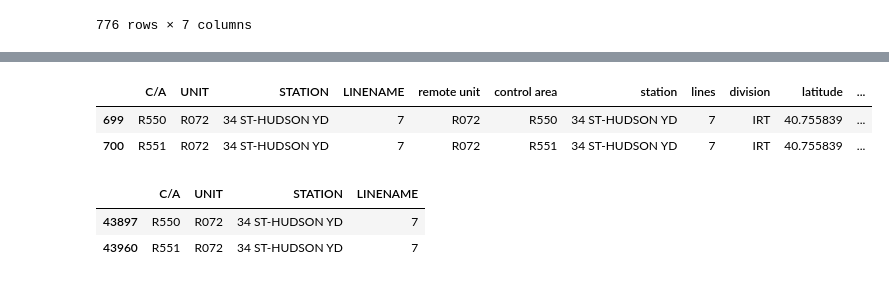
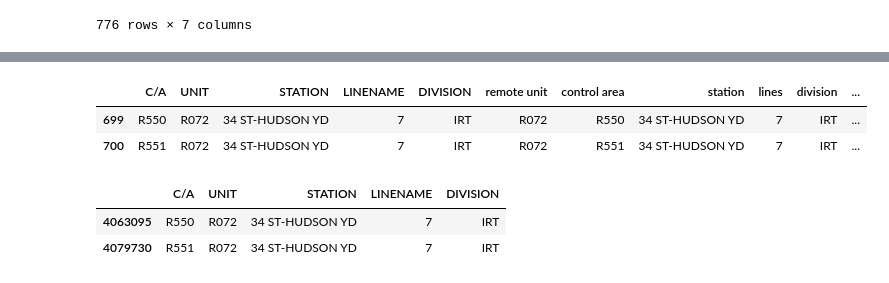
Before and after one commit to mahouoji/MobilityChange, a Jupyter notebook: data_cleaning/turnstile_location_integration.ipynb, the cells around one changed output, grey strips where cells are left out. Drawn from its saved outputs; the diff is of its cells as text; code cells hidden in the pictures.

```diff
--- a/data_cleaning/turnstile_location_integration.ipynb
+++ b/data_cleaning/turnstile_location_integration.ipynb
@@ -65,0 +49,6 @@ count_df
+# %%
+%%time
+cleaned_files = ['../data/turnstile/turnstile_diffs_2019.csv.zip',
+                 '../data/turnstile/turnstile_diffs_2020.csv.zip']
+count_df = pd.concat(pd.read_csv(f, low_memory=False) for f in cleaned_files)
+count_df.info()
@@ -66,4 +74,5 @@ count_df
 # %%
-station_df = count_df[['C/A', 'UNIT', 'STATION', 'LINENAME']].drop_duplicates()
-station_df
+station_df = count_df[['C/A', 'UNIT', 'STATION', 'LINENAME', 'DIVISION']].drop_duplicates()
+print(len(station_df), 'entries in turnstile data')
+station_df.head()
 # %% [output]
@@ -173,4 +153,4 @@ geo_not_found.sort_values('STATION')
 # %%
-station_namae = '34 ST-HUDSON YD'
-geo_not_found[geo_not_found['STATION'] == station_namae]
+station_name = '34 ST-HUDSON YD'
+geo_not_found[geo_not_found['STATION'] == station_name]
 # %% [output]
@@ -178,12 +158,12 @@ geo_not_found[geo_not_found['STATION'] == station_namae]
 # %%
-geostation_nona_df[geostation_nona_df['STATION'] == station_namae]
+geostation_nona_df[geostation_nona_df['STATION'] == station_name]
 # %% [output]
-|  | C/A | UNIT | STATION | LINENAME | remote unit | control area | station | lines | division | latitude | ... |
-| 699 | R550 | R072 | 34 ST-HUDSON YD | 7 | R072 | R550 | 34 ST-HUDSON YD | 7 | IRT | 40.755839 | ... |
-| 700 | R551 | R072 | 34 ST-HUDSON YD | 7 | R072 | R551 | 34 ST-HUDSON YD | 7 | IRT | 40.755839 | ... |
+|  | C/A | UNIT | STATION | LINENAME | DIVISION | remote unit | control area | station | lines | division | ... |
+| 699 | R550 | R072 | 34 ST-HUDSON YD | 7 | IRT | R072 | R550 | 34 ST-HUDSON YD | 7 | IRT | ... |
+| 700 | R551 | R072 | 34 ST-HUDSON YD | 7 | IRT | R072 | R551 | 34 ST-HUDSON YD | 7 | IRT | ... |
 # %%
-station_df[station_df['STATION'] == station_namae]
+station_df[station_df['STATION'] == station_name]
 # %% [output]
-|  | C/A | UNIT | STATION | LINENAME |
-| 43897 | R550 | R072 | 34 ST-HUDSON YD | 7 |
-| 43960 | R551 | R072 | 34 ST-HUDSON YD | 7 |
+|  | C/A | UNIT | STATION | LINENAME | DIVISION |
+| 4063095 | R550 | R072 | 34 ST-HUDSON YD | 7 | IRT |
+| 4079730 | R551 | R072 | 34 ST-HUDSON YD | 7 | IRT |
```
Also changed, not shown: parts of 40 cells of this notebook, 2 other files.
